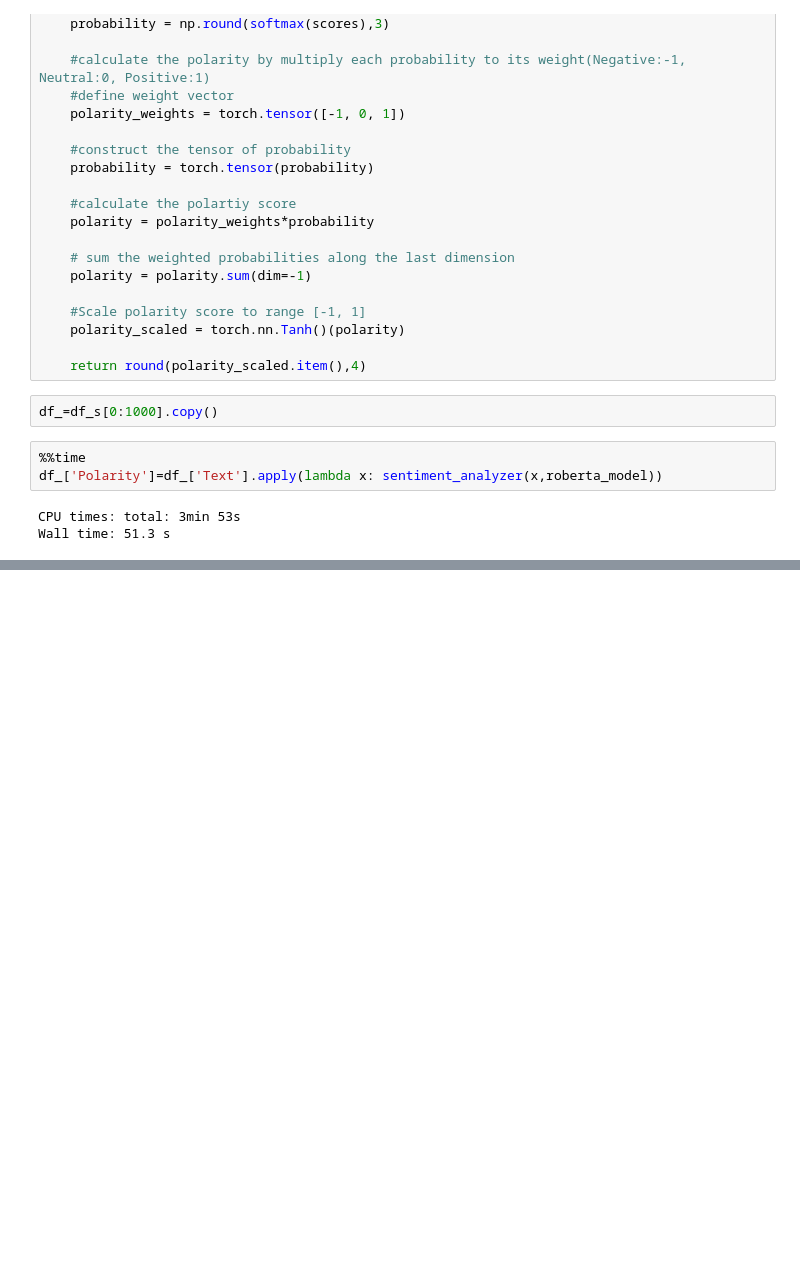
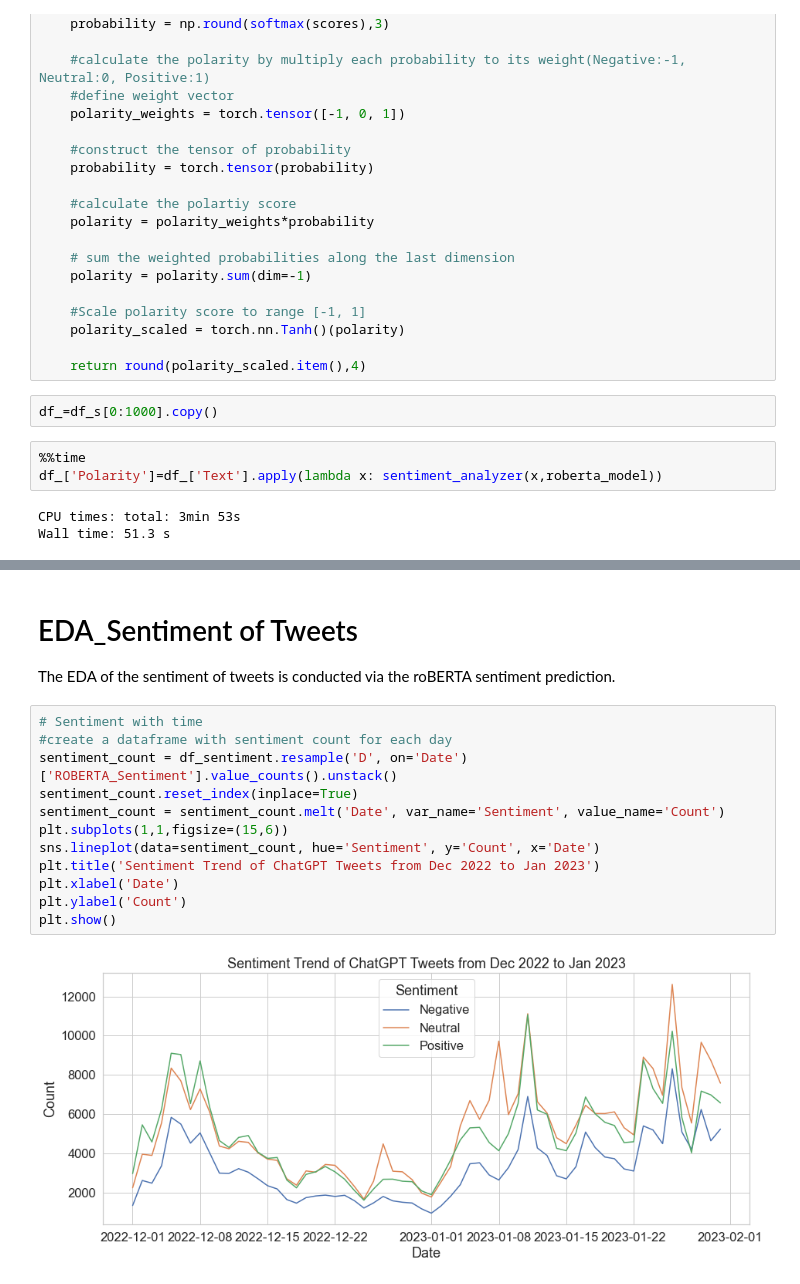
Before and after one commit to hxycorn/Twitter-Sentiment-Analysis-about-ChatGPT, a Jupyter notebook: Notebook/6_Sentiment_Analysis_VADER_RoBERTa.ipynb, the cells around one changed output, grey strips where cells are left out. Cells and saved outputs as stored; diff of their text form; blank space fills up the shorter version.

```diff
--- a/Notebook/6_Sentiment_Analysis_VADER_RoBERTa.ipynb
+++ b/Notebook/6_Sentiment_Analysis_VADER_RoBERTa.ipynb
@@ -248,0 +320,18 @@ df_sentiment = pd.concat([pd.read_csv(file) for file in cvs_list])
+# %% [markdown]
+# EDA_Sentiment of Tweets
+
+The EDA of the sentiment of tweets is conducted via the roBERTA sentiment prediction.
+# %%
+# Sentiment with time
+#create a dataframe with sentiment count for each day
+sentiment_count = df_sentiment.resample('D', on='Date')['ROBERTA_Sentiment'].value_counts().unstack()
+sentiment_count.reset_index(inplace=True)
+sentiment_count = sentiment_count.melt('Date', var_name='Sentiment', value_name='Count')
+plt.subplots(1,1,figsize=(15,6))
+sns.lineplot(data=sentiment_count, hue='Sentiment', y='Count', x='Date')
+plt.title('Sentiment Trend of ChatGPT Tweets from Dec 2022 to Jan 2023')
+plt.xlabel('Date')
+plt.ylabel('Count')
+plt.show()
+# %% [output]
+[figure, added]
```
Also changed, not shown: parts of 24 cells of this notebook.
